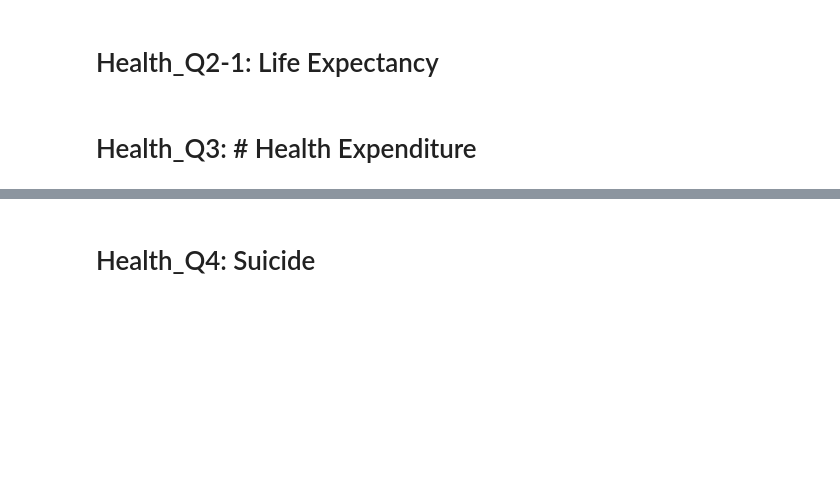
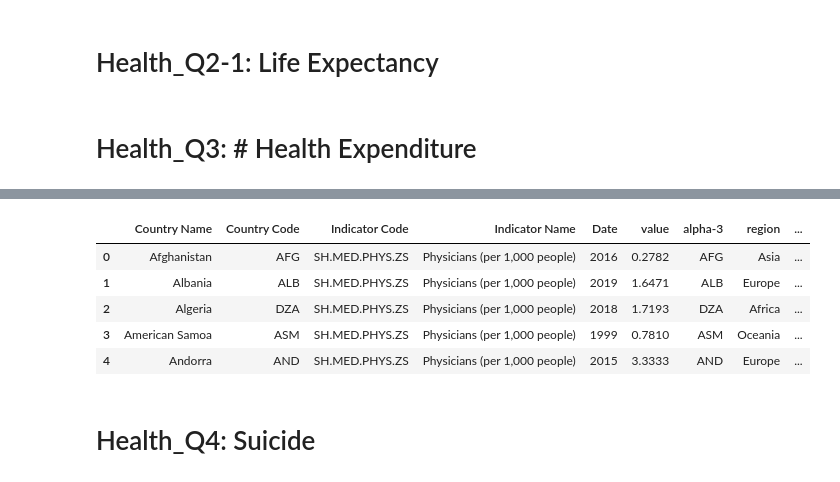
Before and after one commit to berdikhanova/DS4SG-Global-Inequality, a Jupyter notebook: Code/norika_questions.ipynb, the cells around one changed output, grey strips where cells are left out. Saved outputs shown, nothing was run; the diff lists cells and outputs as text; code cells hidden in the pictures; blank space fills up the shorter version.

Commit message:
adding health sections' visualization and question

```diff
--- a/Code/norika_questions.ipynb
+++ b/Code/norika_questions.ipynb
@@ -59,4 +34,8 @@ df_health_countries = df_health_countries.merge(df_continent, left_on='Country C
 # %%
+df_health_countries = pd.read_csv('/Users/norika_machome/GitHub/DS4SG-Global-Inequality/Data/Final/Health/health_countries.csv')
+df_continent =  pd.read_csv("https://raw.githubusercontent.com/lukes/ISO-3166-Countries-with-Regional-Codes/master/all/all.csv")
+df_continent = df_continent[['alpha-3','region','sub-region']]
+df_health_countries = df_health_countries.merge(df_continent, left_on='Country Code', right_on='alpha-3')
 df_health_countries_gdp = df_health_countries[df_health_countries['Indicator Name']=='GDP per capita (current US$)']
 df_health_countries_lifeexp = df_health_countries[df_health_countries['Indicator Name']=='Life expectancy at birth, total (years)']
 df_health_countries_pop = df_health_countries[df_health_countries['Indicator Name']=='Population, total']
@@ -204,0 +80,11 @@ fig.update_xaxes(title_text="Year")
+# %%
+df_health_countries = df_health_countries[df_health_countries["Indicator Name"] == "Physicians (per 1,000 people)"]
+df_health_countries = df_health_countries.groupby("Country Name").apply(lambda x: x[x["Date"] == x["Date"].max()]).reset_index(drop=True)
+df_health_countries.head()
+# %% [output]
+|  | Country Name | Country Code | Indicator Code | Indicator Name | Date | value | alpha-3 | region | ... |
+| 0 | Afghanistan | AFG | SH.MED.PHYS.ZS | Physicians (per 1,000 people) | 2016 | 0.2782 | AFG | Asia | ... |
+| 1 | Albania | ALB | SH.MED.PHYS.ZS | Physicians (per 1,000 people) | 2019 | 1.6471 | ALB | Europe | ... |
+| 2 | Algeria | DZA | SH.MED.PHYS.ZS | Physicians (per 1,000 people) | 2018 | 1.7193 | DZA | Africa | ... |
+| 3 | American Samoa | ASM | SH.MED.PHYS.ZS | Physicians (per 1,000 people) | 1999 | 0.7810 | ASM | Oceania | ... |
+| 4 | Andorra | AND | SH.MED.PHYS.ZS | Physicians (per 1,000 people) | 2015 | 3.3333 | AND | Europe | ... |
```
Also changed, not shown: parts of 19 cells of this notebook, 2 other files.
